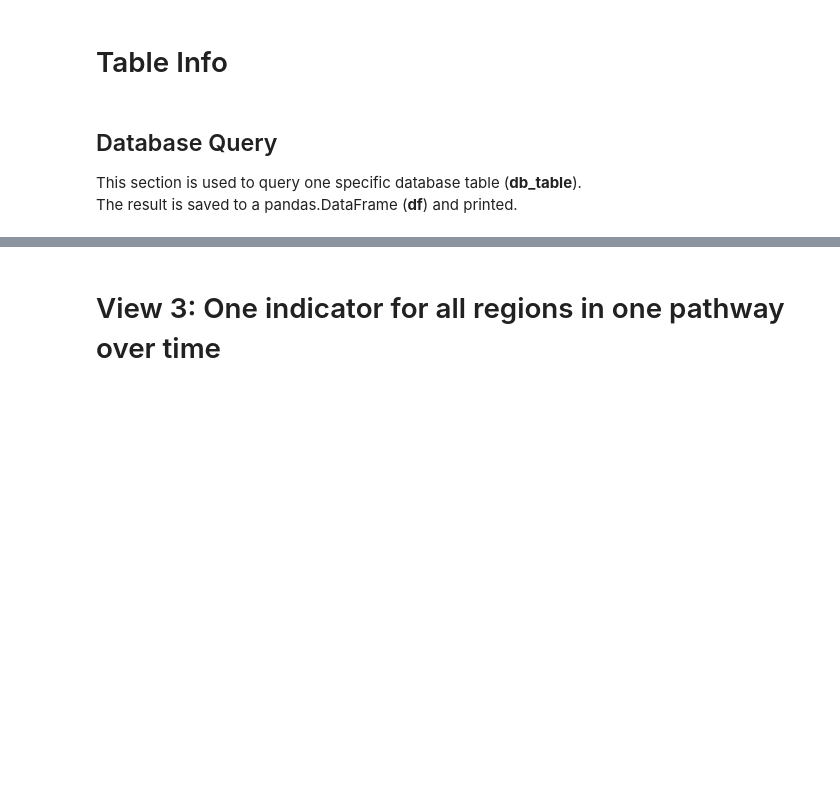
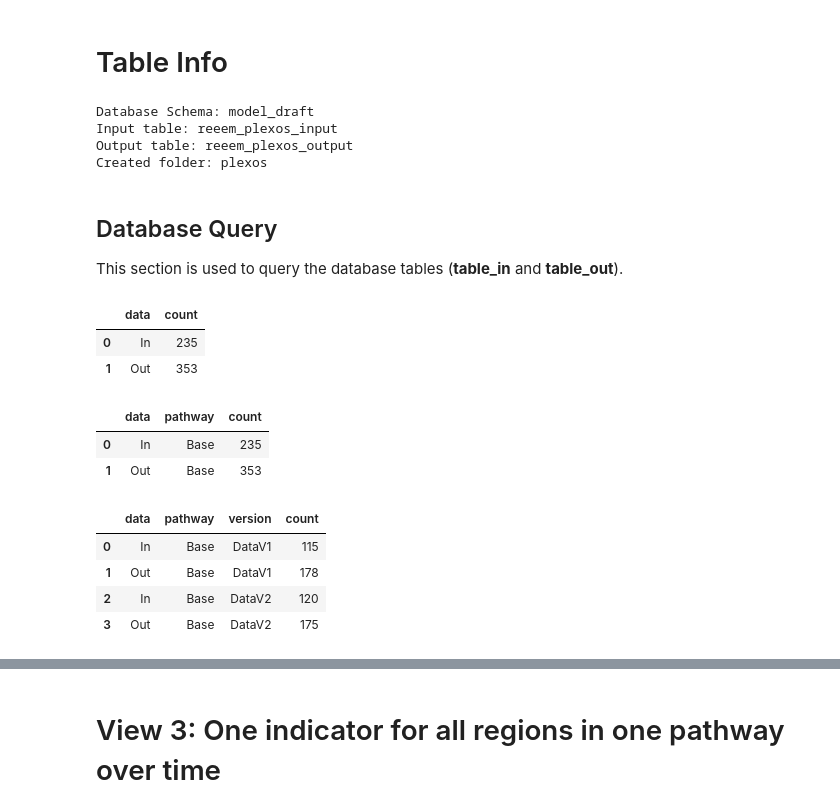
Before and after one commit to ReeemProject/reeem_db, a Jupyter notebook: database_views/reeem_jupyter/reeem_db_plot_Plexos.ipynb, the cells around one changed output, grey strips where cells are left out. Drawn from its saved outputs; the diff is of its cells as text; code cells hidden in the pictures; blank space fills up the shorter version.

```diff
--- a/database_views/reeem_jupyter/reeem_db_plot_Plexos.ipynb
+++ b/database_views/reeem_jupyter/reeem_db_plot_Plexos.ipynb
@@ -76,8 +81,22 @@ table_out = 'reeem_plexos_output'
+# %%
+# Database
+schema = 'model_draft'
+table_in = 'reeem_plexos_input'
+table_out = 'reeem_plexos_output'
+folder = 'plexos'
+
+pathlib.Path('data/'+folder).mkdir(parents=True, exist_ok=True)
+print("Database Schema:", schema +'\n'+ "Input table:", table_in +'\n'+
+      "Output table:", table_out +'\n'+ "Created folder:", folder )
+# %% [output]
+Database Schema: model_draft
+Input table: reeem_plexos_input
+Output table: reeem_plexos_output
+Created folder: plexos
 # %% [markdown]
 ## Database Query
 
-This section is used to query one specific database table (**db_table**).<br>
-The result is saved to a pandas.DataFrame (**df**) and printed.
+This section is used to query the database tables (**table_in** and **table_out**).<br>
 # %%
 # Number of entries in table
 sql = text("""
@@ -86,8 +105,12 @@ sql = text("""
     UNION ALL
     SELECT  'Out' AS data, count(*) AS count
     FROM    {0}.{2}""".format(schema, table_in, table_out))
-df = pd.read_sql_query(sql, con)
-df
+df_num = pd.read_sql_query(sql, con)
+df_num
+# %% [output]
+|  | data | count |
+| 0 | In | 235 |
+| 1 | Out | 353 |
 # %%
 # Pathways
 column = 'pathway' # id, pathway, version, region, year, indicator, category, value, unit
@@ -100,22 +123,32 @@ sql = text("""
     FROM    {0}.{2}
     GROUP BY {3}
     ORDER BY {3}; """.format(schema, table_in, table_out, column))
-df = pd.read_sql_query(sql, con)
-df
+df_path = pd.read_sql_query(sql, con)
+df_path
+# %% [output]
+|  | data | pathway | count |
+| 0 | In | Base | 235 |
+| 1 | Out | Base | 353 |
 # %%
 # Versions
 column = 'pathway,version' # id, pathway, version, region, year, indicator, category, value, unit
 sql = text("""
     SELECT  'In' AS data, {3}, count(*) AS count
     FROM    {0}.{1}
     GROUP BY {3}
     UNION ALL
     SELECT  'Out' AS data, {3}, count(*) AS count
     FROM    {0}.{2}
     GROUP BY {3}
     ORDER BY {3}; """.format(schema, table_in, table_out, column))
-df = pd.read_sql_query(sql, con)
-df
+df_ver = pd.read_sql_query(sql, con)
+df_ver
+# %% [output]
+|  | data | pathway | version | count |
+| 0 | In | Base | DataV1 | 115 |
+| 1 | Out | Base | DataV1 | 178 |
+| 2 | In | Base | DataV2 | 120 |
+| 3 | Out | Base | DataV2 | 175 |
 # %%
 # Years
 column = 'year' # id, pathway, version, region, year, indicator, category, value, unit
```
Also changed, not shown: parts of 21 cells of this notebook, 2 other files.
